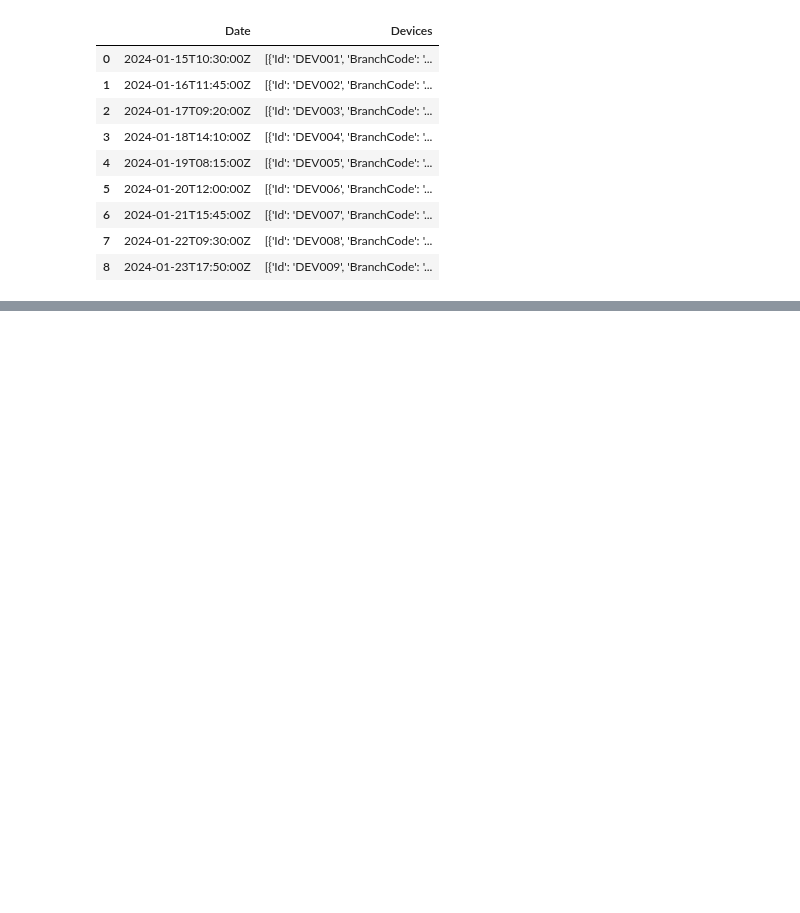
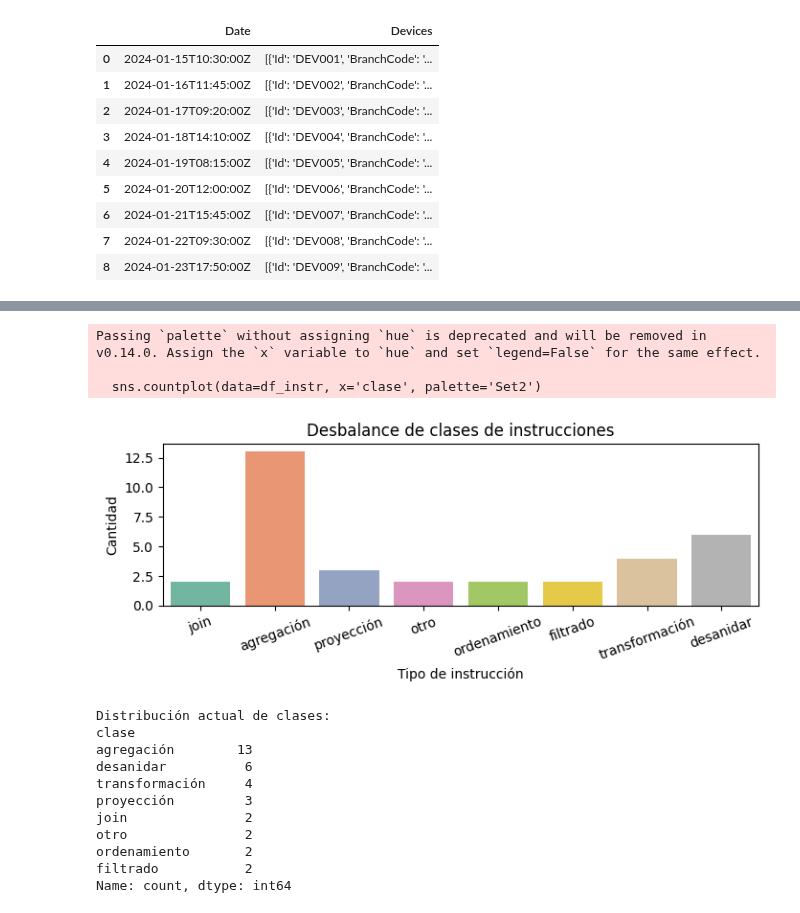
Before and after one commit to AnthonyPortillaCano/DemoSprint1AgenteQueriesProsegur, a Jupyter notebook: notebooks/EDA_Semana3.ipynb, the cells around one changed output, grey strips where cells are left out. Saved outputs shown, nothing was run; the diff lists cells and outputs as text; code cells hidden in the pictures; blank space fills up the shorter version.

```diff
--- a/notebooks/EDA_Semana3.ipynb
+++ b/notebooks/EDA_Semana3.ipynb
@@ -775,0 +1257,80 @@ Total de registros cargados: 9
+# %%
+# 3. Riesgos: desbalance, drift, sesgos en instrucciones y queries generadas
+import pandas as pd
+import matplotlib.pyplot as plt
+import seaborn as sns
+
+# Analiza la distribución de clases de instrucciones (ya calculada en df_instr si existe)
+try:
+    df_instr
+except NameError:
+    # Si no existe, reconstruye rápidamente
+    instrucciones = [
+        "une la colección empleados con la colección departamentos usando el campo departamento_id proyecta los campos nombre, apellido, departamentos_info, departamento_nombre",
+        "filtra registros cuyo Total sea mayor a 3000",
+        "muestra los nombres y apellidos de los empleados del departamento de ventas",
+        "cuenta cuántos empleados hay en cada departamento",
+        "ordena los empleados por fecha de ingreso descendente",
+        "busca empleados cuyo nombre comience con 'A'",
+        "filtra transacciones realizadas entre 2023-01-01 y 2023-01-31",
+        "muestra los 5 productos más vendidos",
+        "agrega la suma total de ventas por mes",
+        "une la colección ventas con clientes usando cliente_id y proyecta nombre_cliente y total_venta",
+        "filtra clientes que no hayan realizado compras en el penultimo año",
+        "une la colección empleados con la colección departamentos usando el campo departamento_id"
+    ]
+    import re
+    def clasificar_instruccion(instr):
+        instr = instr.lower()
+        if re.search(r'suma|total|sumar|adicionar', instr):
+            return 'agregación'
+        elif re.search(r'filtra|filtro|donde|where', instr):
+            return 'filtrado'
+        elif re.search(r'une|join|unir|fusionar', instr):
+            return 'join'
+        elif re.search(r'promedio|media|avg', instr):
+            return 'agregación'
+        elif re.search(r'ordena|sort|ordenar', instr):
+            return 'ordenamiento'
+        elif re.search(r'muestra|proyecta|selecciona|mostrar', instr):
+            return 'proyección'
+        elif re.search(r'desanidar|expandir|unwind', instr):
+            return 'desanidar'
+        elif re.search(r'crear campo|concatena|split|padding', instr):
+            return 'transformación'
+        elif re.search(r'agrupar|group by|agrupar por', instr):
+            return 'agregación'
+        else:
+            return 'otro'
+    clases = [clasificar_instruccion(i) for i in instrucciones]
+    df_instr = pd.DataFrame({'instruccion': instrucciones, 'clase': clases})
+
+# Visualiza el desbalance de clases de instrucciones
+plt.figure(figsize=(7,3))
+sns.countplot(data=df_instr, x='clase', palette='Set2')
+plt.title('Desbalance de clases de instrucciones')
+plt.xlabel('Tipo de instrucción')
+plt.ylabel('Cantidad')
+plt.xticks(rotation=20)
+plt.tight_layout()
+plt.show()
+
+# Riesgo de drift: compara la proporción de clases actuales vs. nuevas instrucciones (si tienes datos de nuevos casos, agrégalos aquí)
+print('Distribución actual de clases:')
+print(df_instr['clase'].value_counts())
+# %% [output]
+Passing `palette` without assigning `hue` is deprecated and will be removed in v0.14.0. Assign the `x` variable to `hue` and set `legend=False` for the same effect.
+
+  sns.countplot(data=df_instr, x='clase', palette='Set2')
+[figure, added]
+Distribución actual de clases:
+clase
+agregación        13
+desanidar          6
+transformación     4
+proyección         3
+join               2
+otro               2
+ordenamiento       2
+filtrado           2
+Name: count, dtype: int64
```
Also changed, not shown: parts of 19 cells of this notebook, 5 other files.
